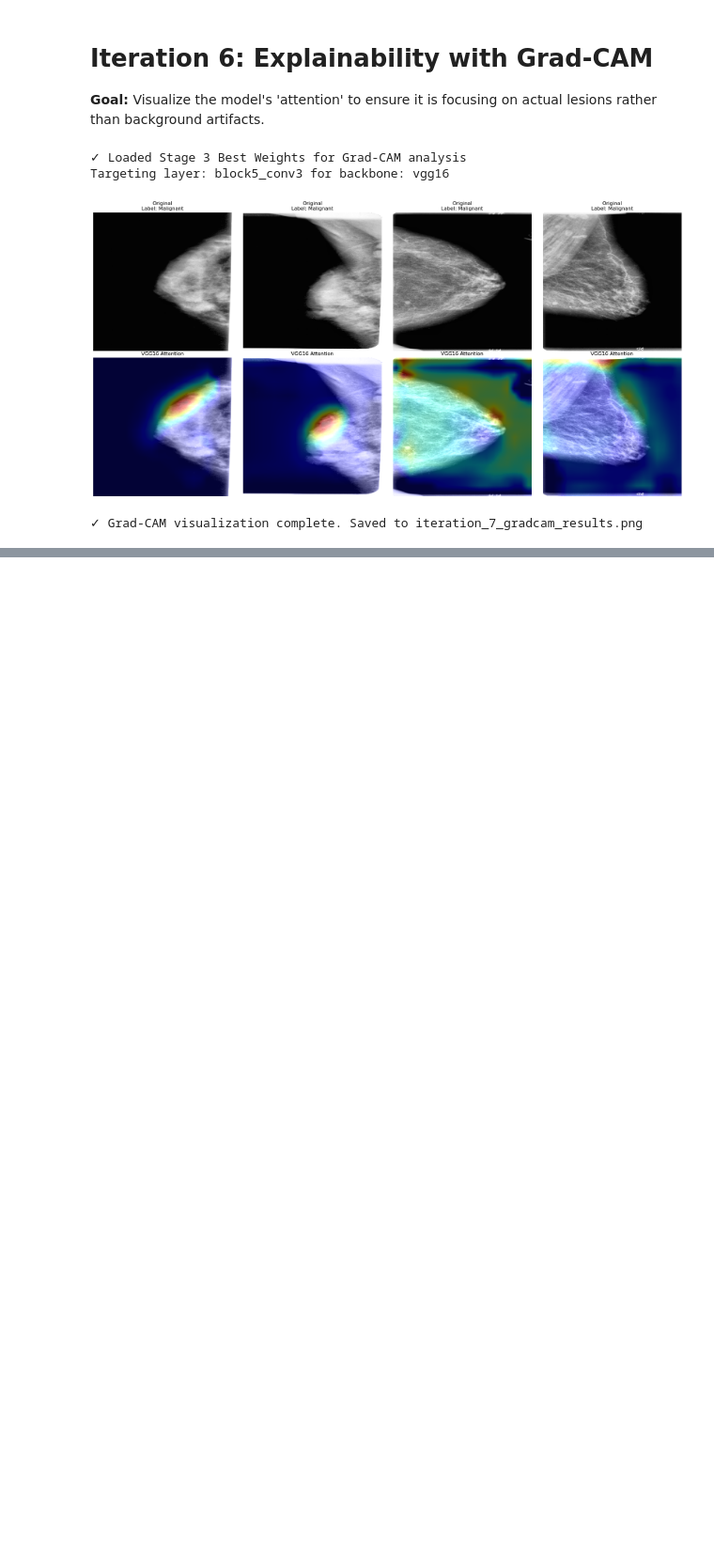
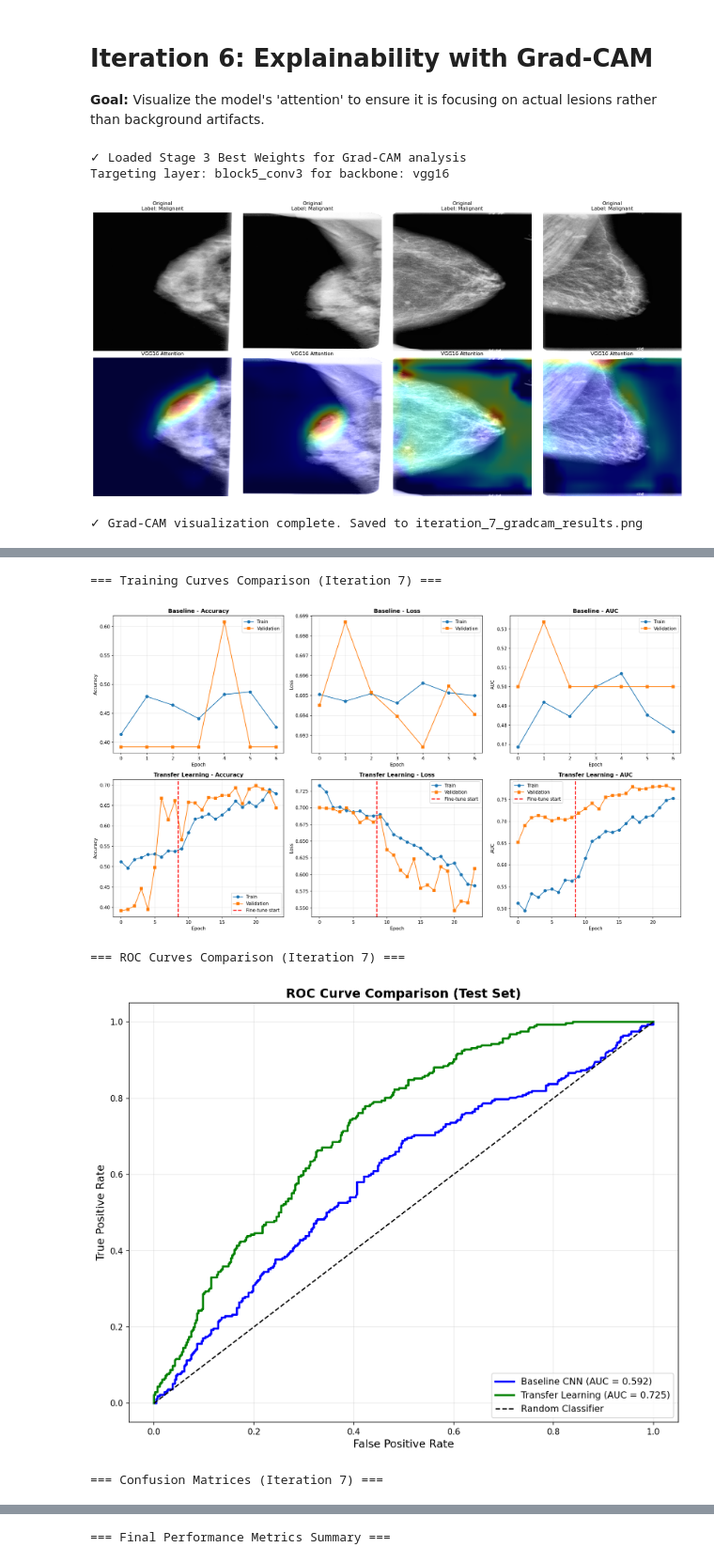
Before and after one commit to CK-Kwok87/deep_learning_breast_cancer_detection, a Jupyter notebook: breast_cancer_classification.ipynb, the cells around one changed output, grey strips where cells are left out. Shown at 94% size. Cells and saved outputs as stored; diff of their text form; code cells hidden in the pictures; blank space fills up the shorter version.

Commit message:
Restored Iteration 7 result.

```diff
--- a/breast_cancer_classification.ipynb
+++ b/breast_cancer_classification.ipynb
@@ -1671,0 +1681,31 @@ Targeting layer: block5_conv3 for backbone: vgg16
+# %%
+from IPython.display import Image, display
+import pandas as pd
+
+# 1. Display Training Curves
+print("=== Training Curves Comparison (Iteration 7) ===")
+display(Image(filename='archive/training_curves_comparison_v7.png'))
+
+# 2. Display ROC Curves
+print("\n=== ROC Curves Comparison (Iteration 7) ===")
+display(Image(filename='archive/roc_curves_comparison_v7.png'))
+
+# 3. Display Confusion Matrices
+print("\n=== Confusion Matrices (Iteration 7) ===")
+display(Image(filename='archive/confusion_matrices_iteration_7.png'))
+
+# 4. Display Final Summary Metrics
+results_data = {
+    "Metric": ["Accuracy", "Precision", "Recall (Sensitivity)", "Specificity", "F1-Score", "AUC"],
+    "Baseline CNN": [0.580, 0.473, 0.641, 0.540, 0.545, 0.592],
+    "Transfer Learning (VGG16)": [0.626, 0.514, 0.848, 0.484, 0.640, 0.725]
+}
+df_results = pd.DataFrame(results_data)
+print("\n=== Final Performance Metrics Summary ===")
+display(df_results)
+# %% [output]
+=== Training Curves Comparison (Iteration 7) ===
+[figure, added]
+=== ROC Curves Comparison (Iteration 7) ===
+[figure, added]
+=== Confusion Matrices (Iteration 7) ===
@@ -1671,0 +1713 @@ Targeting layer: block5_conv3 for backbone: vgg16
+=== Final Performance Metrics Summary ===
```
Also changed, not shown: parts of 3 cells of this notebook, 2 other files.
